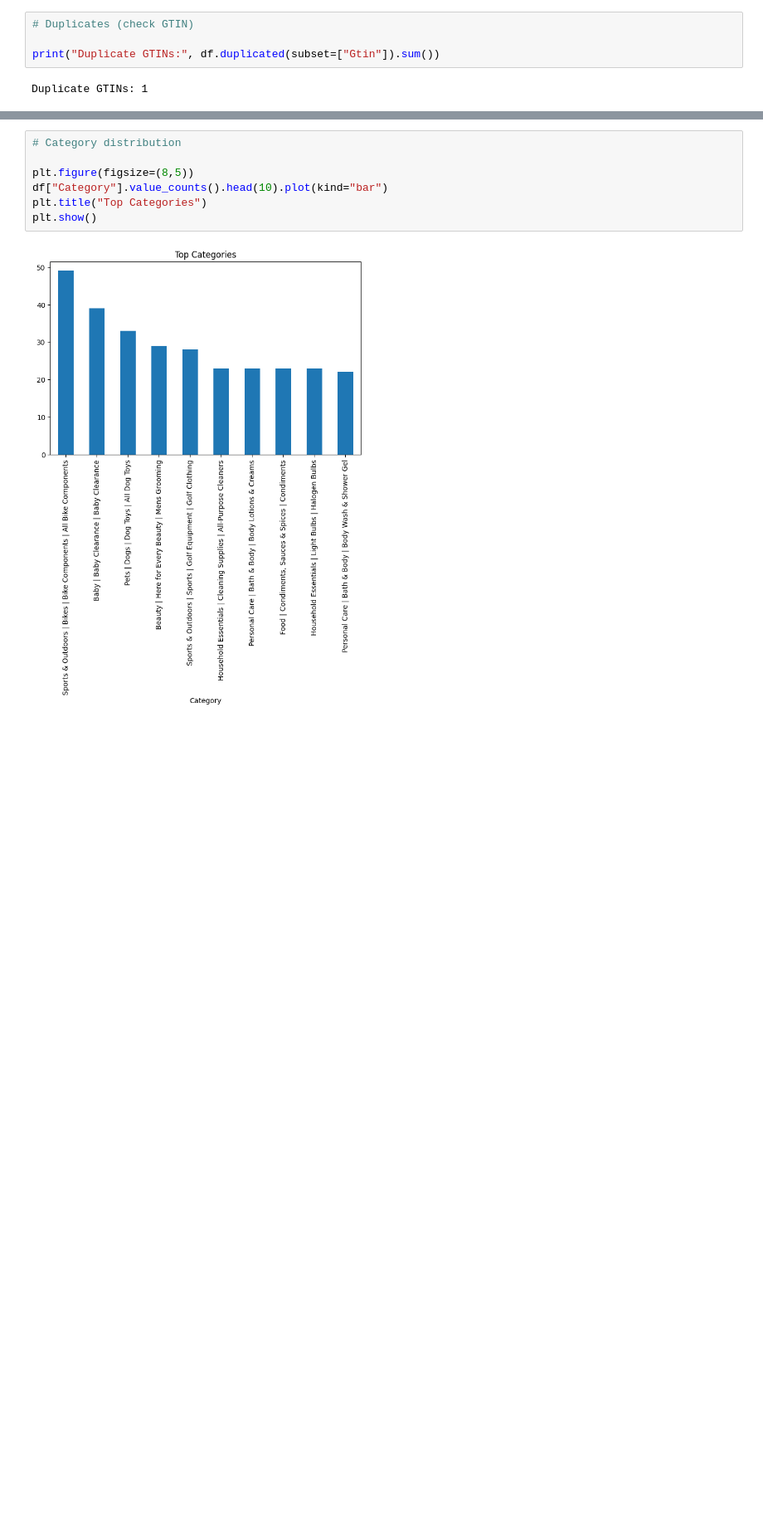
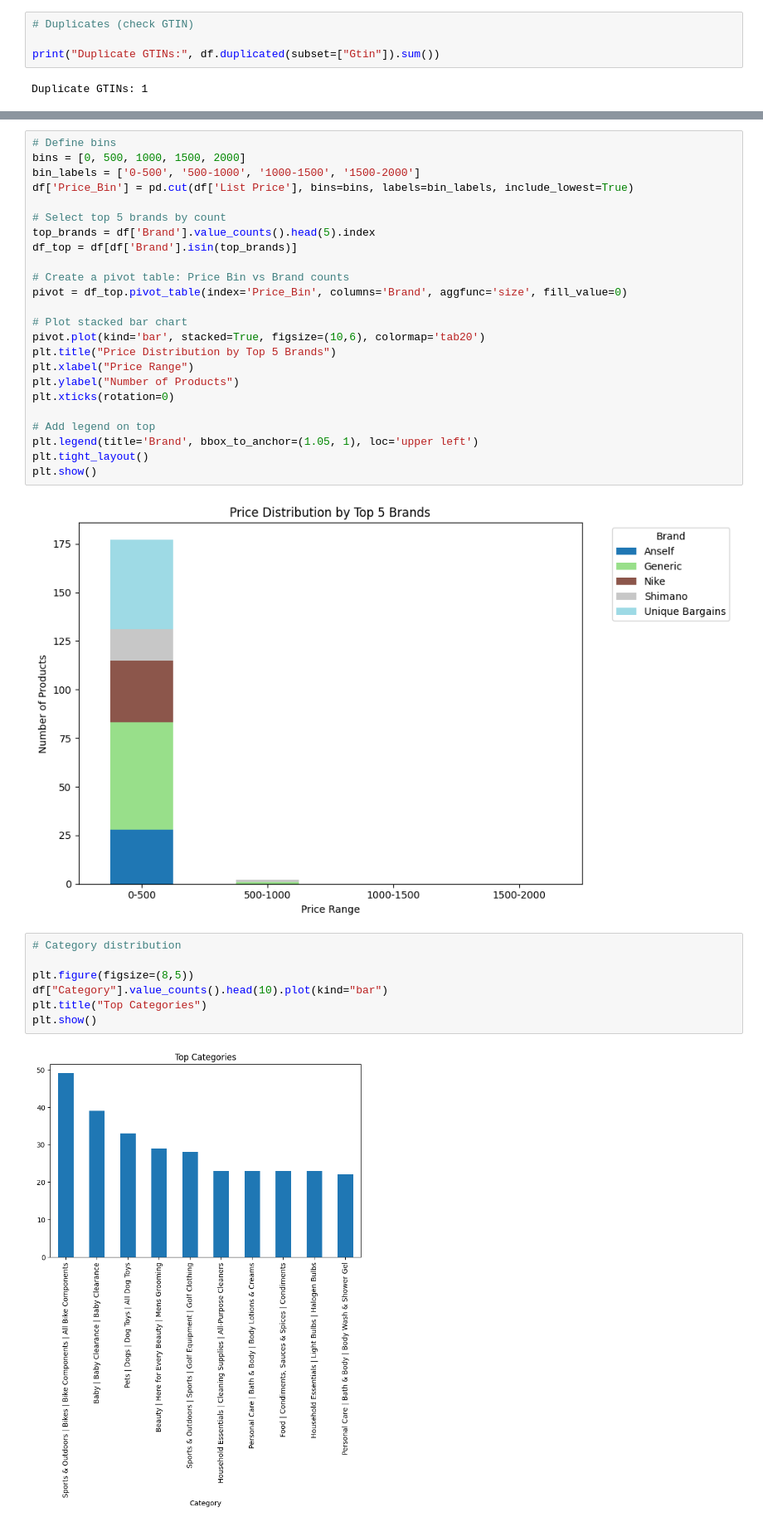
Before and after one commit to s-gunde/walmart_products_data_quality_and_governance, a Jupyter notebook: notebooks/exploratory_analysis.ipynb, the cells around one changed output, grey strips where cells are left out. Shown at 83% size. Cells and saved outputs as stored; diff of their text form; blank space fills up the shorter version.

Commit message:
Brands profiling is updated

```diff
--- a/notebooks/exploratory_analysis.ipynb
+++ b/notebooks/exploratory_analysis.ipynb
@@ -102,6 +118,32 @@ plt.title("Top 20 Brands")
 plt.show()
 # %% [output]
 [figure]
+# %%
+# Define bins
+bins = [0, 500, 1000, 1500, 2000]
+bin_labels = ['0-500', '500-1000', '1000-1500', '1500-2000']
+df['Price_Bin'] = pd.cut(df['List Price'], bins=bins, labels=bin_labels, include_lowest=True)
+
+# Select top 5 brands by count
+top_brands = df['Brand'].value_counts().head(5).index
+df_top = df[df['Brand'].isin(top_brands)]
+
+# Create a pivot table: Price Bin vs Brand counts
+pivot = df_top.pivot_table(index='Price_Bin', columns='Brand', aggfunc='size', fill_value=0)
+
+# Plot stacked bar chart
+pivot.plot(kind='bar', stacked=True, figsize=(10,6), colormap='tab20')
+plt.title("Price Distribution by Top 5 Brands")
+plt.xlabel("Price Range")
+plt.ylabel("Number of Products")
+plt.xticks(rotation=0)
+
+# Add legend on top
+plt.legend(title='Brand', bbox_to_anchor=(1.05, 1), loc='upper left')
+plt.tight_layout()
+plt.show()
+# %% [output]
+[figure, added]
 # %%
 # Category distribution
 
```
Also changed, not shown: parts of 2 cells of this notebook.
